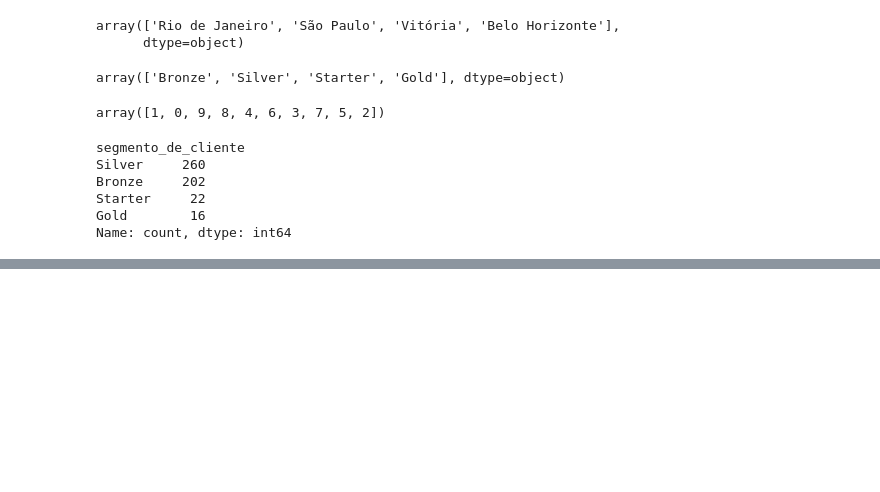
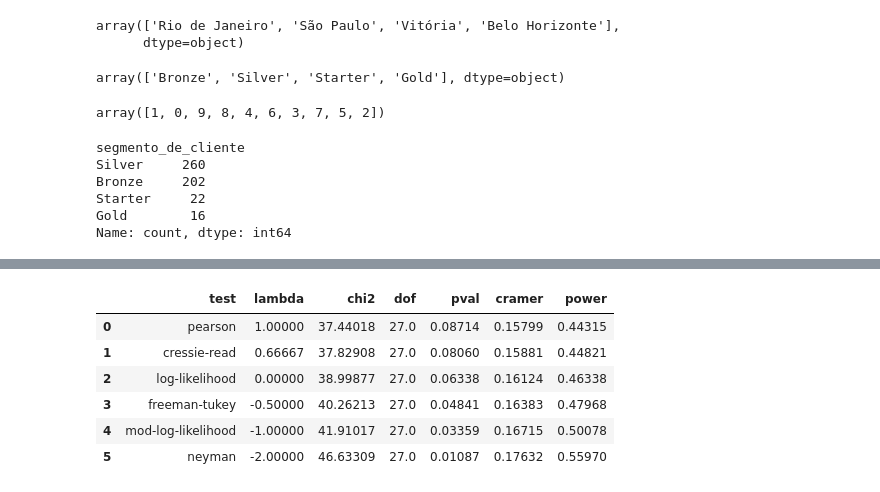
Before and after one commit to andremanesco/decision_tree, a Jupyter notebook: classificacao_segmento_empresa.ipynb, the cells around one changed output, grey strips where cells are left out. Cells and saved outputs as stored; diff of their text form; code cells hidden in the pictures; blank space fills up the shorter version.

```diff
--- a/classificacao_segmento_empresa.ipynb
+++ b/classificacao_segmento_empresa.ipynb
@@ -127,0 +180,11 @@ tabela_inovacao.show()
+# %%
+# Estatísticas
+estatisticas.round(5)
+# %% [output]
+|  | test | lambda | chi2 | dof | pval | cramer | power |
+| 0 | pearson | 1.00000 | 37.44018 | 27.0 | 0.08714 | 0.15799 | 0.44315 |
+| 1 | cressie-read | 0.66667 | 37.82908 | 27.0 | 0.08060 | 0.15881 | 0.44821 |
+| 2 | log-likelihood | 0.00000 | 38.99877 | 27.0 | 0.06338 | 0.16124 | 0.46338 |
+| 3 | freeman-tukey | -0.50000 | 40.26213 | 27.0 | 0.04841 | 0.16383 | 0.47968 |
+| 4 | mod-log-likelihood | -1.00000 | 41.91017 | 27.0 | 0.03359 | 0.16715 | 0.50078 |
+| 5 | neyman | -2.00000 | 46.63309 | 27.0 | 0.01087 | 0.17632 | 0.55970 |
```
Also changed, not shown: parts of 8 cells of this notebook.
